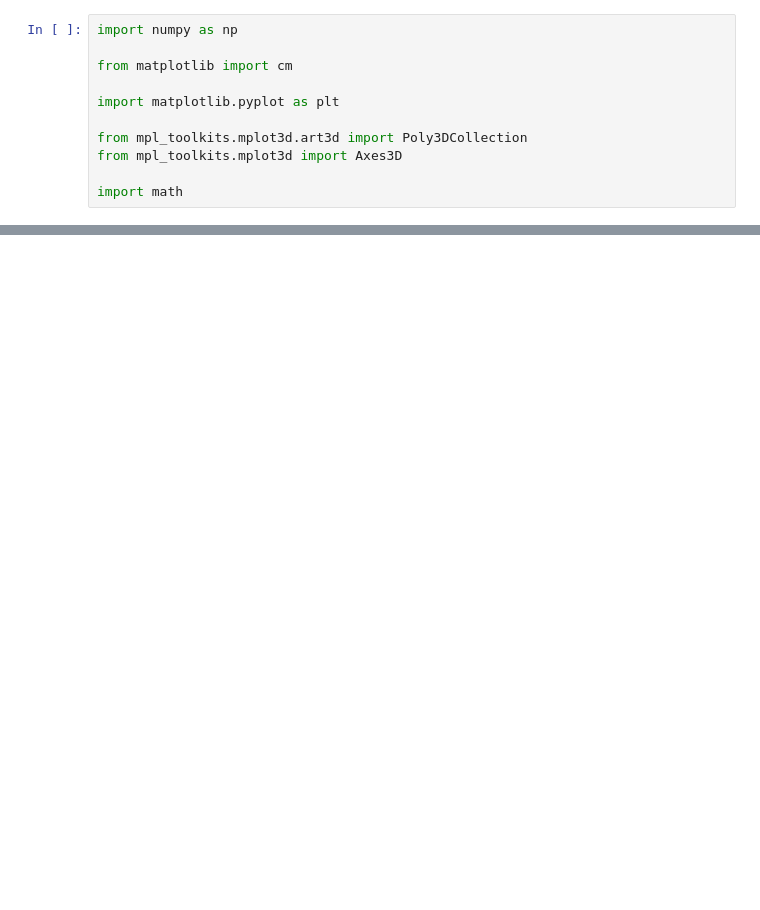
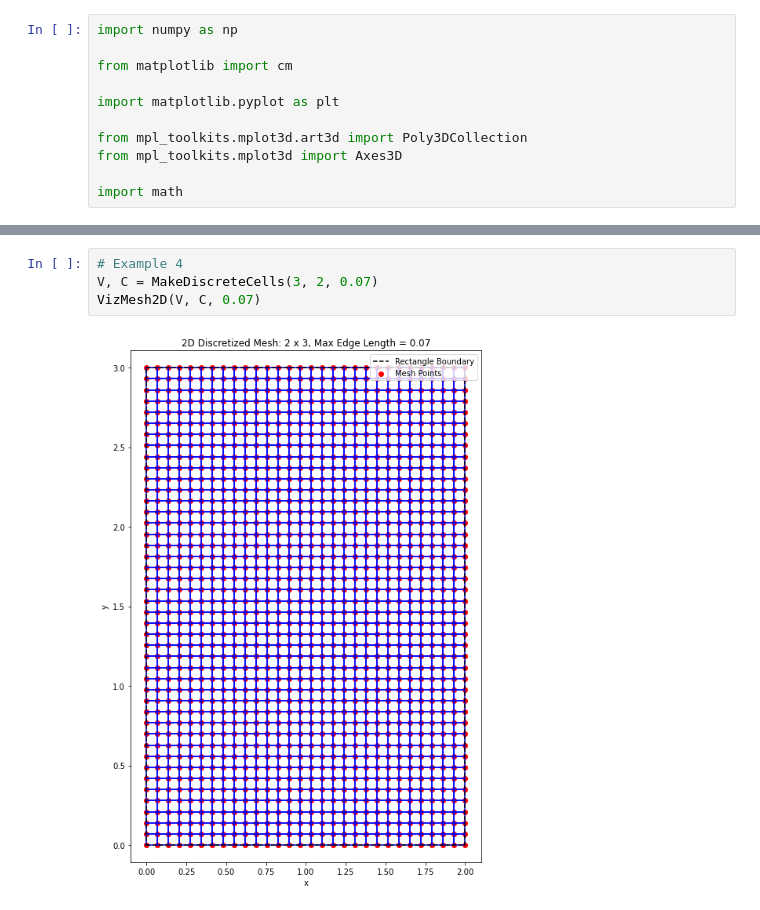
Before and after one commit to maxmandel03/MandelPHYS250FinalProject, a Jupyter notebook: Mandel_Phys250_FinalProject.ipynb, the cells around one changed output, grey strips where cells are left out. Drawn from its saved outputs; the diff is of its cells as text; blank space fills up the shorter version.

```diff
--- a/Mandel_Phys250_FinalProject.ipynb
+++ b/Mandel_Phys250_FinalProject.ipynb
@@ -105,3 +117,9 @@ VizMesh2D(points, cells)
+# %%
+# Example 4
+V, C = MakeDiscreteCells(3, 2, 0.07)
+VizMesh2D(V, C, 0.07)
+# %% [output]
+[figure, added]
 # %%
 materials = {
     "aluminum": 0.1,
```
Also changed, not shown: parts of 13 cells of this notebook.
